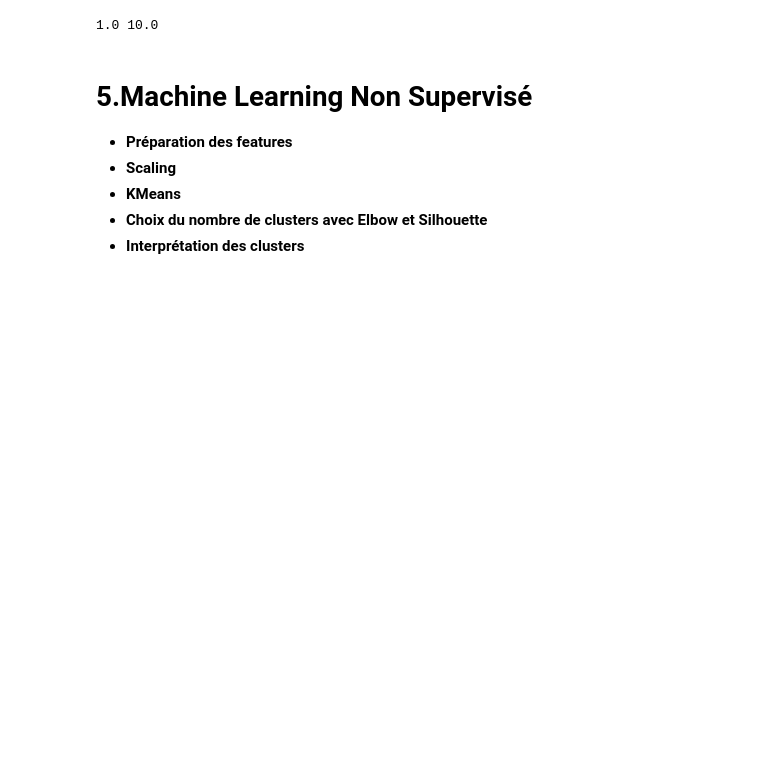
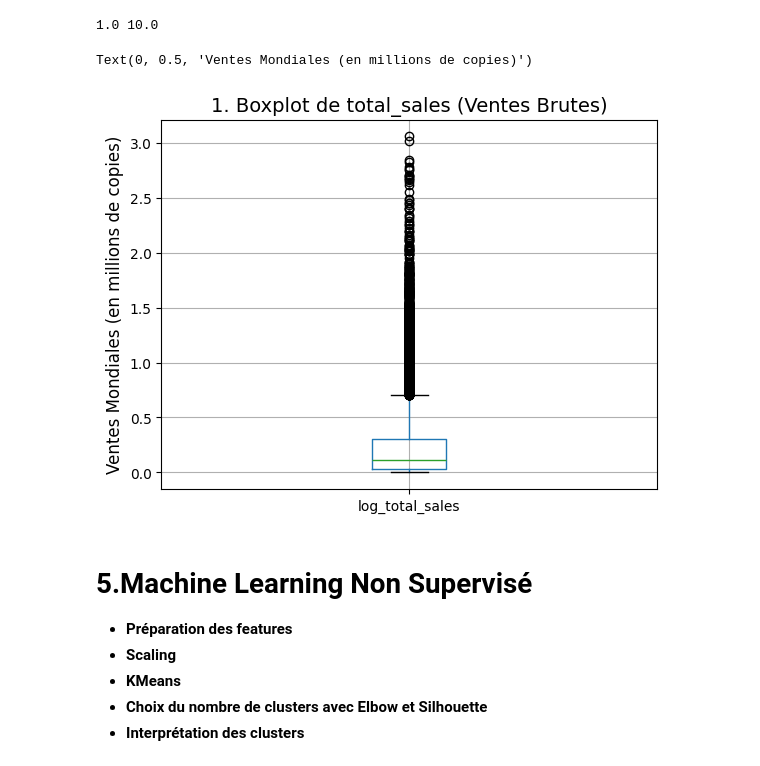
Before and after one commit to Arnaudmyges/DataMining, a Jupyter notebook: Projet.ipynb, the cells around one changed output. Saved outputs shown, nothing was run; the diff lists cells and outputs as text; code cells hidden in the pictures; blank space fills up the shorter version.

```diff
--- a/Projet.ipynb
+++ b/Projet.ipynb
@@ -242,6 +242,13 @@ print(df['critic_score'].min(), df['critic_score'].max())
 1.0 10.0
 # %%
 df['log_total_sales'] = np.log1p(df['total_sales'])
+# %%
+df.boxplot(column='log_total_sales')
+plt.title('1. Boxplot de total_sales (Ventes Brutes)', fontsize=14)
+plt.ylabel('Ventes Mondiales (en millions de copies)', fontsize=12)
+# %% [output]
+Text(0, 0.5, 'Ventes Mondiales (en millions de copies)')
+[figure, added]
 # %%
 df = df.drop(columns=['total_sales'])
 # %%
```
Also changed, not shown: parts of 1 cell of this notebook.
